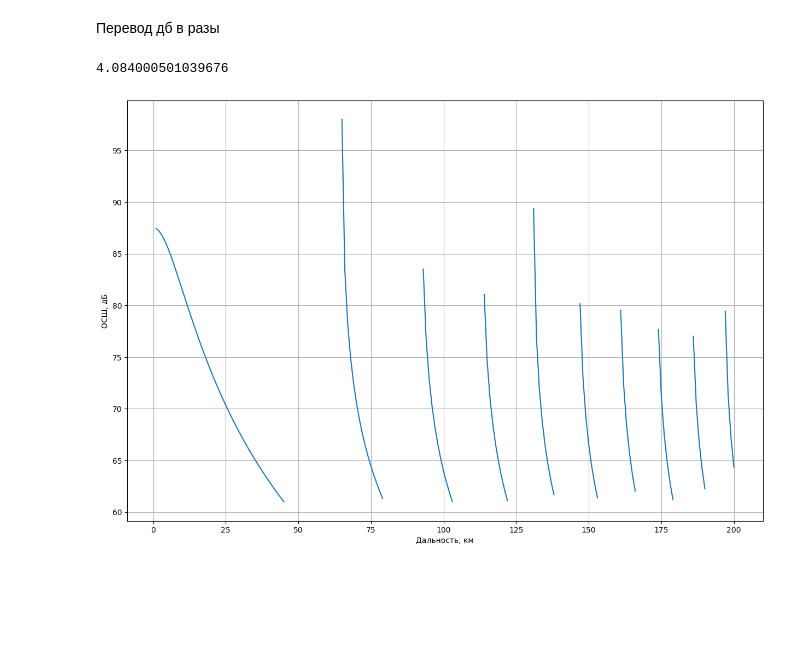
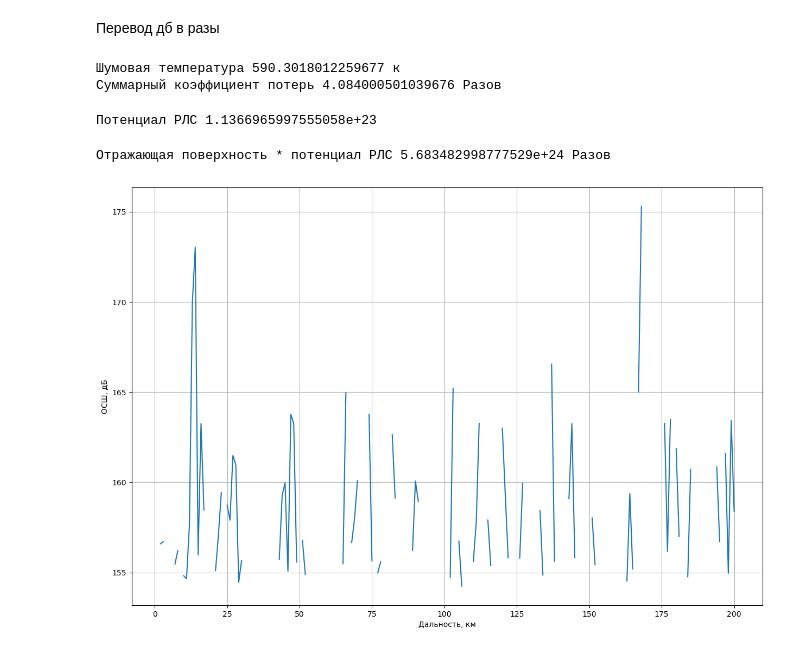
Before and after one commit to Rabotah/Diplom, a Jupyter notebook: OSH.ipynb, the cells around one changed output. Drawn from its saved outputs; the diff is of its cells as text; code cells hidden in the pictures; blank space fills up the shorter version.

```diff
--- a/OSH.ipynb
+++ b/OSH.ipynb
@@ -48,21 +48,35 @@ lose_proc = 10**(lose_proc/10)
 # %%
 T_sh = 273*(noise-1) # приведенная ко входу шумовая температура приемного канала
 lose = (lose_out + lose_in + lose_proc) #суммарный коэффициент потерь
-print(lose)
+print("Шумовая температура", T_sh, "к")
+print("Суммарный коэффициент потерь", lose, "Разов")
 # %% [output]
-4.084000501039676
+Шумовая температура 590.3018012259677 к
+Суммарный коэффициент потерь 4.084000501039676 Разов
 # %%
 #Потенциал РЛС
 P_rls = (p_N*t_p*in_coeff*out_coeff*l*l)/(((4*np.pi)**3)*1.38*(10**(-23))*T_sh)
+print("Потенциал РЛС", P_rls)
+# %% [output]
+Потенциал РЛС 1.1366965997555058e+23
 # %%
 # константа для ОСШ
 C = P_rls*r
+print("Отражающая поверхность * потенциал РЛС", C, "Разов")
+# %% [output]
+Отражающая поверхность * потенциал РЛС 5.683482998777529e+24 Разов
+# %%
+range_rls = np.arange(dist, 0, -1)
+# Вычисление ОСШ в разах
+# С - отражающая поверхность * потенциал РЛС
+# pred - шанс ложной тревоги
+# (i*1000)**4 - расстояние до цели в 4 степени
+res = [C/((i*1000)**4) for i in range_rls]
 # %%
-range_rls = np.arange(dist, 0, -1)
 plt.figure(figsize=(15, 10))
-plt.plot(range_rls, [10*np.log10(C/(np.sqrt((i*1000)**2 + h**2)**4)) for i in range_rls])
+plt.plot(range_rls, [10*np.log10(i) for i in res])
 plt.xlabel('Дальность, км')
 plt.ylabel('ОСШ, дБ')
 plt.grid()
 # %% [output]
-[figure, old version]
+[figure, new version]
```
